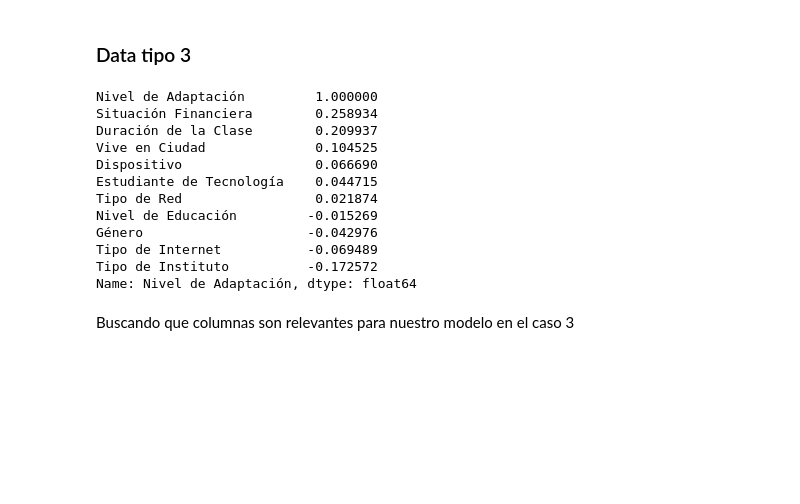
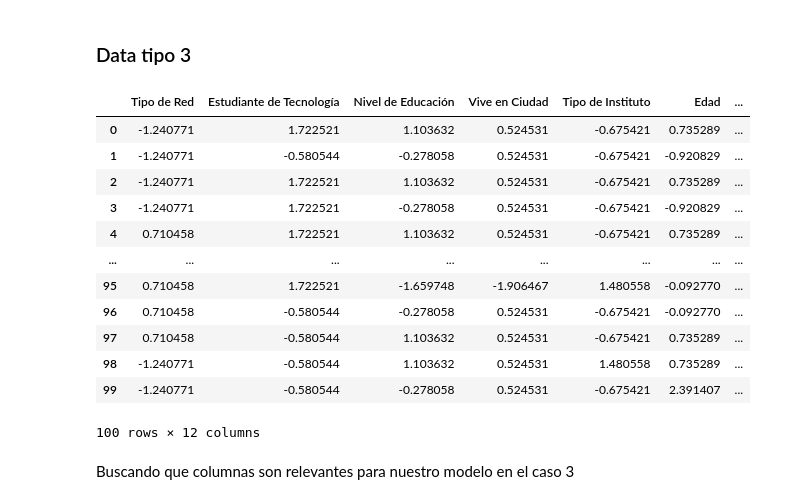
Before and after one commit to miky14n/Red-neuronal, a Jupyter notebook: Asigment5.ipynb, the cells around one changed output. Saved outputs shown, nothing was run; the diff lists cells and outputs as text; code cells hidden in the pictures; blank space fills up the shorter version.

```diff
--- a/Asigment5.ipynb
+++ b/Asigment5.ipynb
@@ -240,19 +267,30 @@ display(data_encoded.head(100))
-# %%
-correlation_nivel_adaptacion_encod = data_encoded.corr(method='pearson')['Nivel de Adaptación']
-display((correlation_nivel_adaptacion_encod[np.argsort(correlation_nivel_adaptacion_encod, axis=0)[::-1]]).head(11))
-# %% [output]
-Nivel de Adaptación         1.000000
-Situación Financiera        0.258934
-Duración de la Clase        0.209937
-Vive en Ciudad              0.104525
-Dispositivo                 0.066690
-Estudiante de Tecnología    0.044715
-Tipo de Red                 0.021874
-Nivel de Educación         -0.015269
-Género                     -0.042976
-Tipo de Internet           -0.069489
-Tipo de Instituto          -0.172572
-Name: Nivel de Adaptación, dtype: float64
+# %%
+scaler = StandardScaler()
+labels = data_encoded['Nivel de Adaptación']
+
+# Normalizar las características excepto 'Nivel de Adaptación'
+data_except_labels = data_encoded.drop('Nivel de Adaptación', axis=1)
+data_except_labels_normalized = scaler.fit_transform(data_except_labels)
+data_except_labels_normalized = pd.DataFrame(data_except_labels_normalized, columns=data_except_labels.columns)
+
+# Reconstruir el dataset con las características normalizadas y la columna 'Nivel de Adaptación'
+data_normalice = pd.concat([data_except_labels_normalized, labels], axis=1)
+
+display(data_normalice.head(100))
+# %% [output]
+|  | Tipo de Red | Estudiante de Tecnología | Nivel de Educación | Vive en Ciudad | Tipo de Instituto | Edad | ... |
+| 0 | -1.240771 | 1.722521 | 1.103632 | 0.524531 | -0.675421 | 0.735289 | ... |
+| 1 | -1.240771 | -0.580544 | -0.278058 | 0.524531 | -0.675421 | -0.920829 | ... |
+| 2 | -1.240771 | 1.722521 | 1.103632 | 0.524531 | -0.675421 | 0.735289 | ... |
+| 3 | -1.240771 | 1.722521 | -0.278058 | 0.524531 | -0.675421 | -0.920829 | ... |
+| 4 | 0.710458 | 1.722521 | 1.103632 | 0.524531 | -0.675421 | 0.735289 | ... |
+| ... | ... | ... | ... | ... | ... | ... | ... |
+| 95 | 0.710458 | 1.722521 | -1.659748 | -1.906467 | 1.480558 | -0.092770 | ... |
+| 96 | 0.710458 | -0.580544 | -0.278058 | 0.524531 | -0.675421 | -0.092770 | ... |
+| 97 | 0.710458 | -0.580544 | 1.103632 | 0.524531 | -0.675421 | 0.735289 | ... |
+| 98 | -1.240771 | -0.580544 | 1.103632 | 0.524531 | 1.480558 | 0.735289 | ... |
+| 99 | -1.240771 | -0.580544 | -0.278058 | 0.524531 | -0.675421 | 2.391407 | ... |
+100 rows × 12 columns
 # %% [markdown]
 Buscando que columnas son relevantes  para nuestro modelo en el caso 3
 # %%
```
Also changed, not shown: parts of 32 cells of this notebook, 4 other files.
